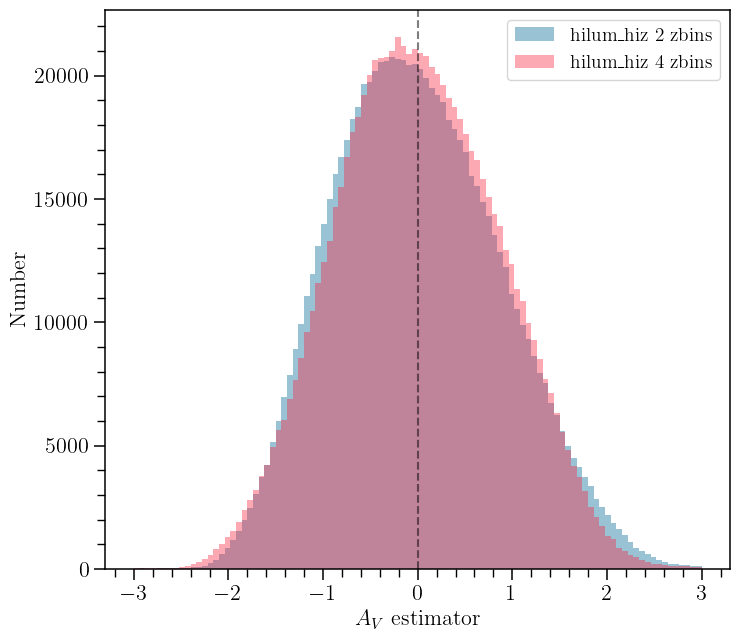
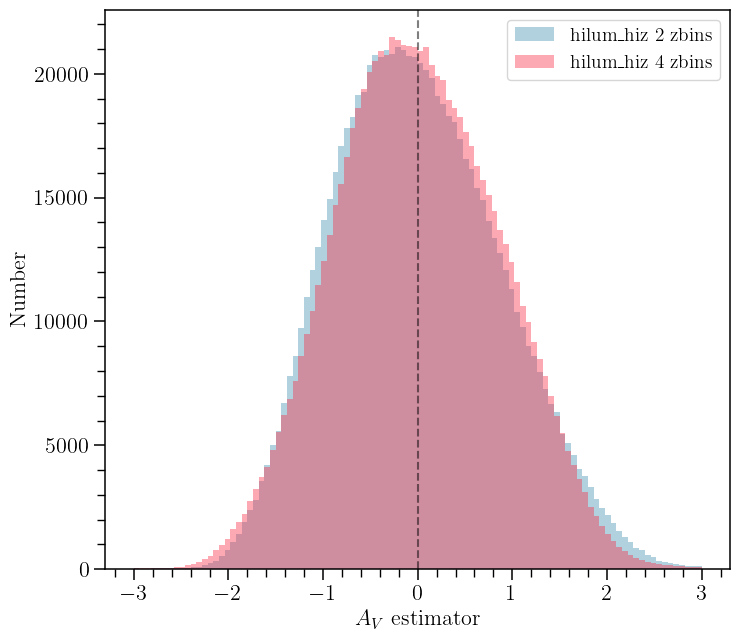
Code edit (unified diff) that turned the first committed figure into the second:
--- before
+++ after
@@ -1,5 +1,5 @@
 plt.figure(figsize=(7.5,6.5), tight_layout=True)
 plt.hist(hiz_tcat['k'], bins=100, range=[-3, 3], histtype='bar', 
-        label='hilum_hiz 2 zbins', alpha=0.4, color='xkcd:peacock blue')
+        label='hilum_hiz 2 zbins', alpha=0.3, color='xkcd:peacock blue')
 plt.hist(hiz_tcat2['k'], bins=100, range=[-3, 3], histtype='bar', 
         label='hilum_hiz 4 zbins', color='xkcd:strawberry', alpha=0.4)
@@ -9,6 +9,6 @@
 plt.ylabel('Number')
 plt.legend()
-plt.savefig('hilum_hiz_Av_hist.pdf')
-plt.savefig('hilum_hiz_Av_hist.png')
+plt.savefig('hilum_hiz_Av_hist_CCM89.pdf')
+plt.savefig('hilum_hiz_Av_hist_CCM89.png')
 
 ###
@@ -18,5 +18,5 @@
 plt.figure(figsize=(7.5,6.5), tight_layout=True)
 plt.hist(hidens_tcat['k'], bins=100, range=[-3, 3], histtype='bar', 
-        label='hidens 3 zbins', alpha=0.4, color='xkcd:peacock blue')
+        label='hidens 3 zbins', alpha=0.3, color='xkcd:peacock blue')
 plt.hist(hidens_tcat2['k'], bins=100, range=[-3, 3], histtype='bar', 
         label='hidens 8 zbins', color='xkcd:strawberry', alpha=0.4)
@@ -26,4 +26,4 @@
 plt.ylabel('Number')
 plt.legend()
-plt.savefig('hidens_Av_hist.pdf')
-plt.savefig('hidens_Av_hist.png')
+#plt.savefig('hidens_Av_hist.pdf')
+#plt.savefig('hidens_Av_hist.png')

Commit: fidgeting with plots